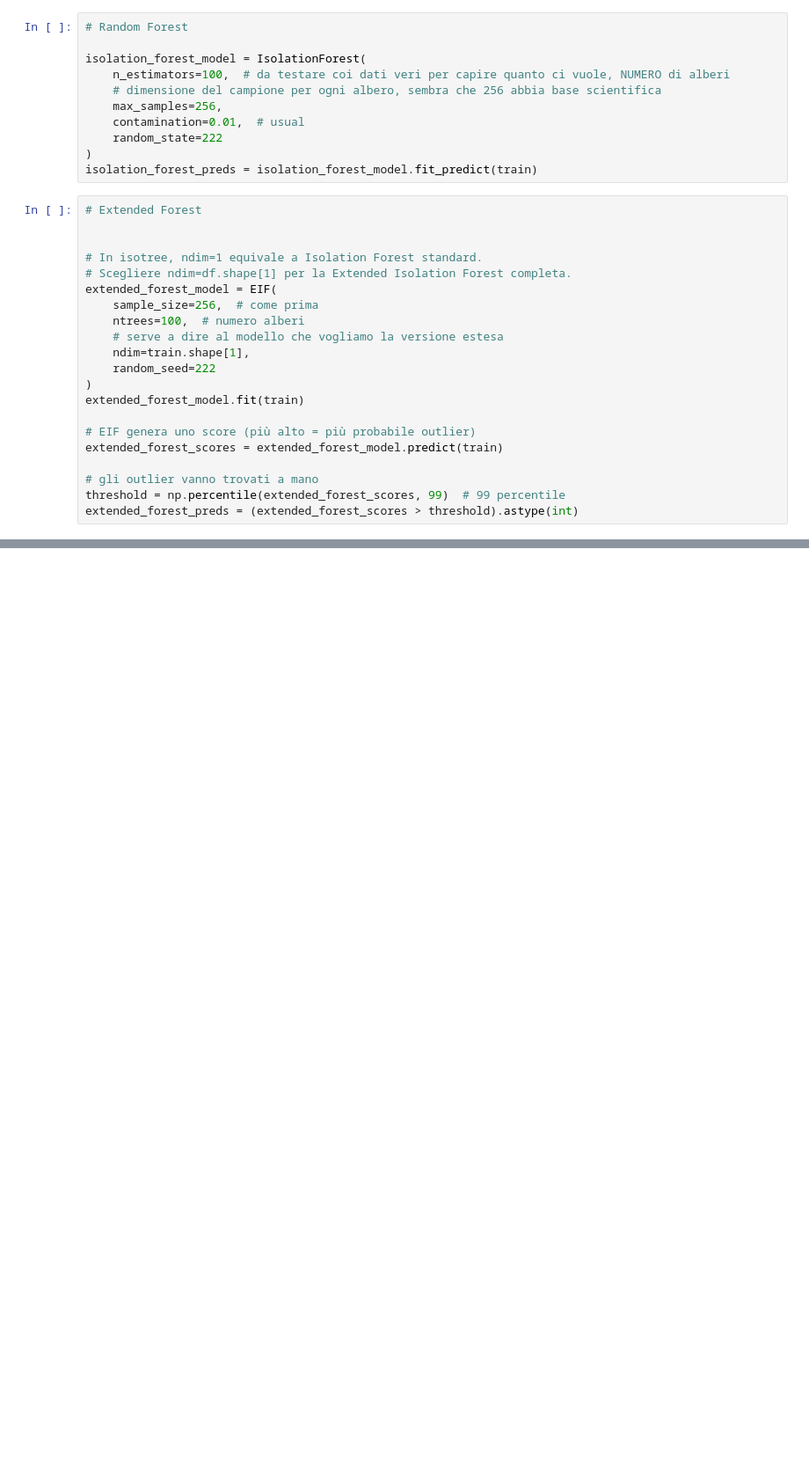
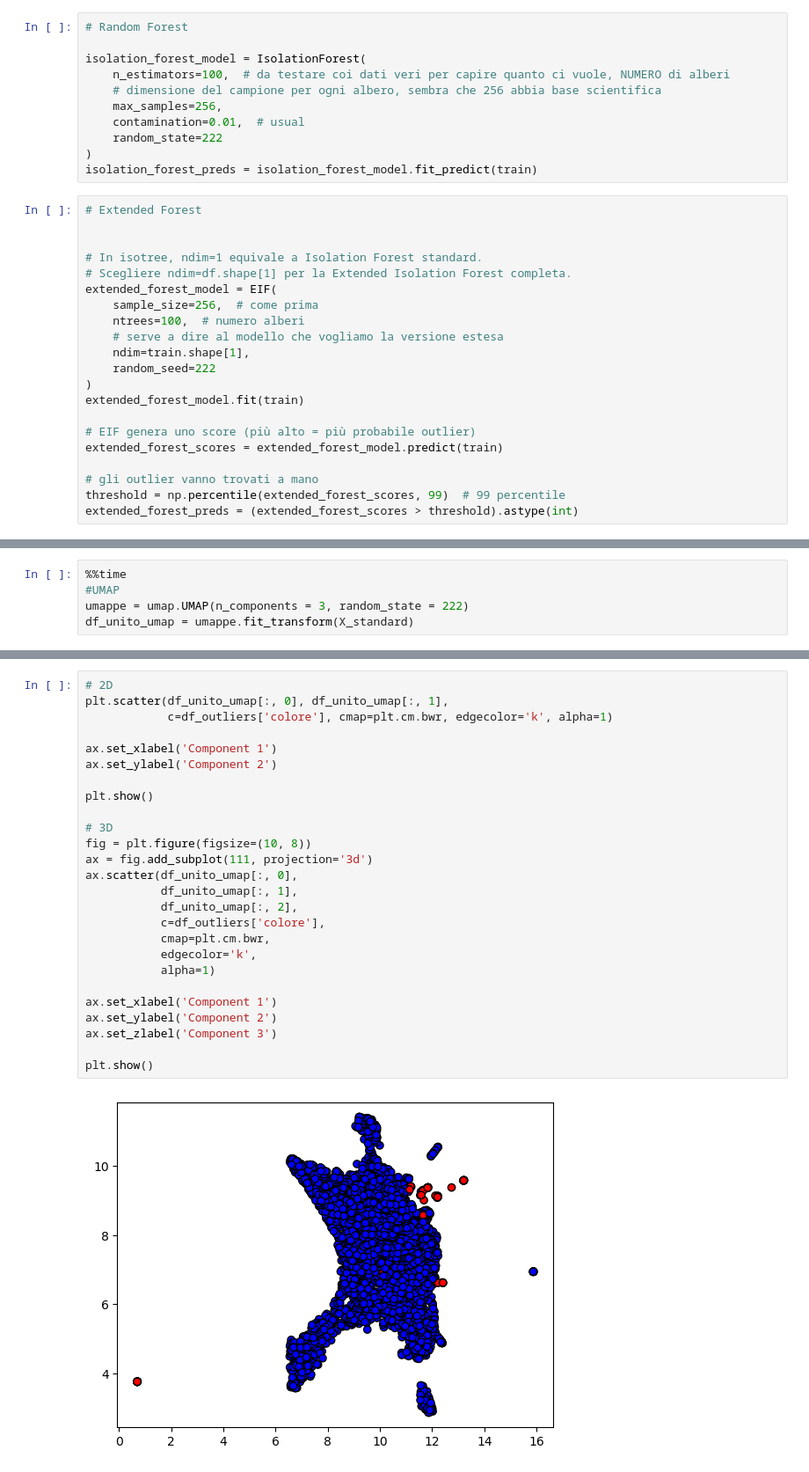
Before and after one commit to alessialaconca/Data_Mining_2_Child_Mind_Institute, a Jupyter notebook: Riccardo/Riccardo_1_Outlier_Detection.ipynb, the cells around one changed output, grey strips where cells are left out. Shown at 88% size. Cells and saved outputs as stored; diff of their text form; blank space fills up the shorter version.

```diff
--- a/Riccardo/Riccardo_1_Outlier_Detection.ipynb
+++ b/Riccardo/Riccardo_1_Outlier_Detection.ipynb
@@ -117,0 +329,5 @@ extended_forest_preds = (extended_forest_scores > threshold).astype(int)
+# %%
+%%time
+#UMAP
+umappe = umap.UMAP(n_components = 3, random_state = 222)
+df_unito_umap = umappe.fit_transform(X_standard)
@@ -117,0 +337,28 @@ extended_forest_preds = (extended_forest_scores > threshold).astype(int)
+# %%
+# 2D
+plt.scatter(df_unito_umap[:, 0], df_unito_umap[:, 1],
+            c=df_outliers['colore'], cmap=plt.cm.bwr, edgecolor='k', alpha=1)
+
+ax.set_xlabel('Component 1')
+ax.set_ylabel('Component 2')
+
+plt.show()
+
+# 3D
+fig = plt.figure(figsize=(10, 8))
+ax = fig.add_subplot(111, projection='3d')
+ax.scatter(df_unito_umap[:, 0],
+           df_unito_umap[:, 1],
+           df_unito_umap[:, 2],
+           c=df_outliers['colore'],
+           cmap=plt.cm.bwr,
+           edgecolor='k',
+           alpha=1)
+
+ax.set_xlabel('Component 1')
+ax.set_ylabel('Component 2')
+ax.set_zlabel('Component 3')
+
+plt.show()
+# %% [output]
+[figure, added]
```
Also changed, not shown: parts of 17 cells of this notebook, 1 other file.
